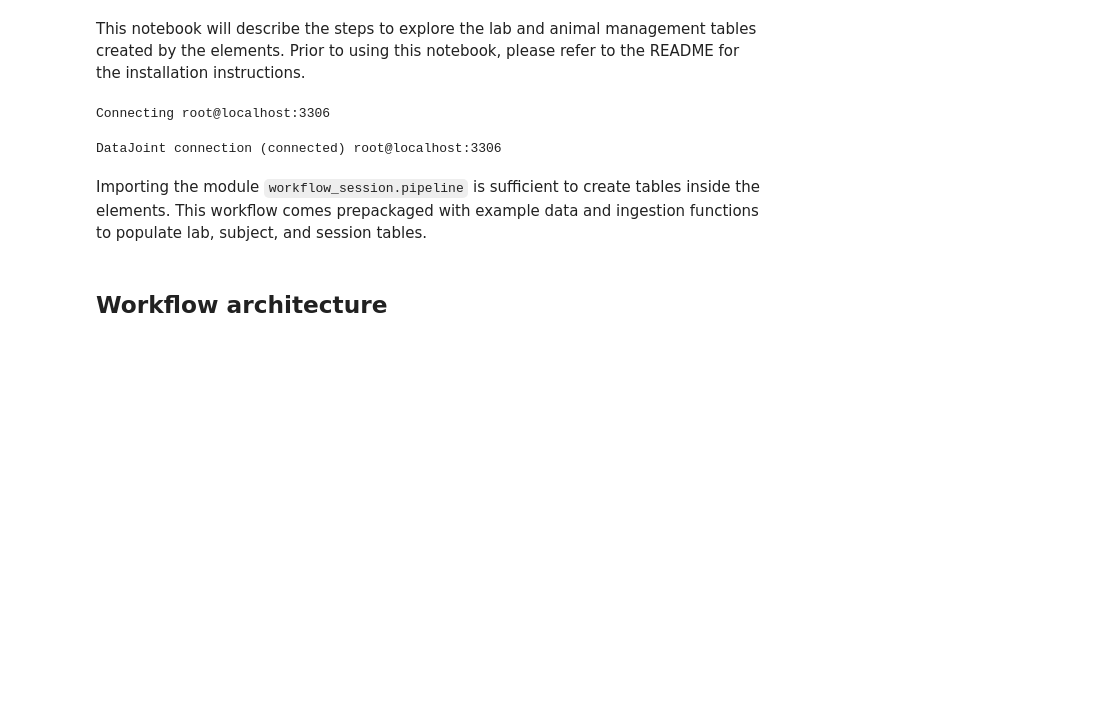
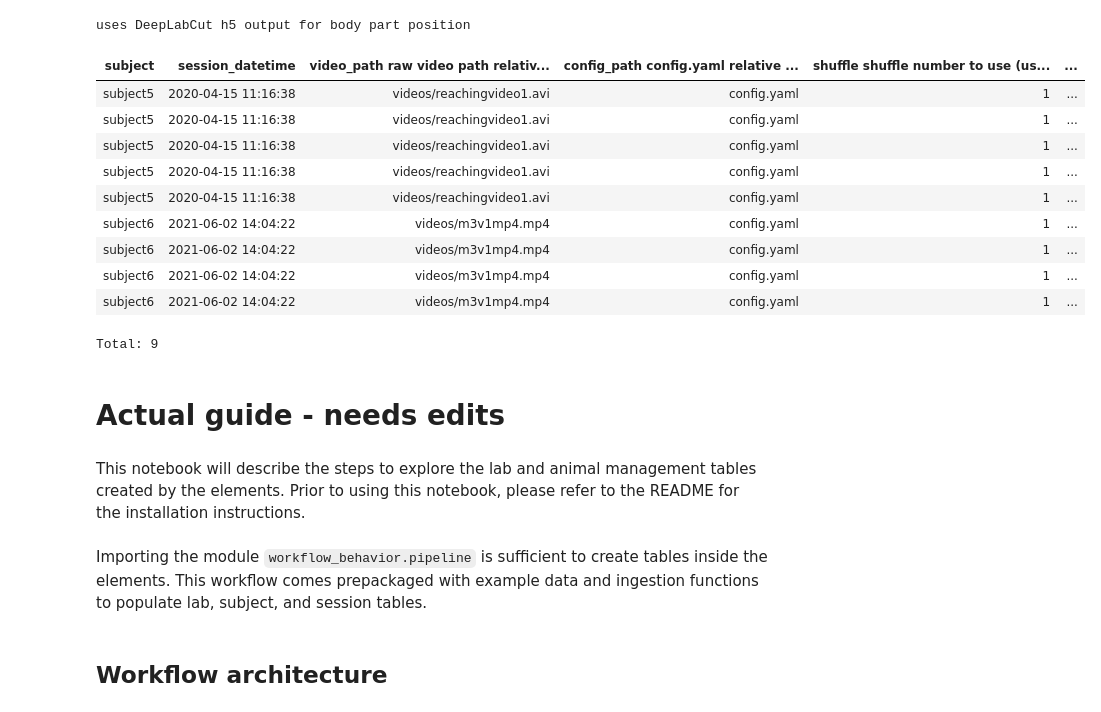
Before and after one commit to datajoint/element-deeplabcut, a Jupyter notebook: notebooks/1_Explore_Workflow.ipynb, the cells around one changed output. Cells and saved outputs as stored; diff of their text form; code cells hidden in the pictures; blank space fills up the shorter version.

Commit message:
Example ingestion in notebook 01

```diff
--- a/notebooks/1_Explore_Workflow.ipynb
+++ b/notebooks/1_Explore_Workflow.ipynb
@@ -2,0 +85,15 @@
+# %%
+dlc.Model.Data()
+# %% [output]
+uses DeepLabCut h5 output for body part position
+| subject | session_datetime | video_path raw video path relativ... | config_path config.yaml relative ... | shuffle shuffle number to use (us... | ... |
+| subject5 | 2020-04-15 11:16:38 | videos/reachingvideo1.avi | config.yaml | 1 | ... |
+| subject5 | 2020-04-15 11:16:38 | videos/reachingvideo1.avi | config.yaml | 1 | ... |
+| subject5 | 2020-04-15 11:16:38 | videos/reachingvideo1.avi | config.yaml | 1 | ... |
+| subject5 | 2020-04-15 11:16:38 | videos/reachingvideo1.avi | config.yaml | 1 | ... |
+| subject5 | 2020-04-15 11:16:38 | videos/reachingvideo1.avi | config.yaml | 1 | ... |
+| subject6 | 2021-06-02 14:04:22 | videos/m3v1mp4.mp4 | config.yaml | 1 | ... |
+| subject6 | 2021-06-02 14:04:22 | videos/m3v1mp4.mp4 | config.yaml | 1 | ... |
+| subject6 | 2021-06-02 14:04:22 | videos/m3v1mp4.mp4 | config.yaml | 1 | ... |
+| subject6 | 2021-06-02 14:04:22 | videos/m3v1mp4.mp4 | config.yaml | 1 | ... |
+Total: 9
@@ -3,14 +102,7 @@
+# %% [markdown]
+# Actual guide - needs edits
 # %% [markdown]
 This notebook will describe the steps to explore the lab and animal management tables created by the elements.
 Prior to using this notebook, please refer to the README for the installation instructions.
-# %%
-# change to the upper level folder to detect dj_local_conf.json
-import os
-if os.path.basename(os.getcwd())=='notebooks': os.chdir('..')
-import datajoint as dj
-dj.conn()
-# %% [output]
-Connecting root@localhost:3306
-DataJoint connection (connected) root@localhost:3306
 # %% [markdown]
-Importing the module `workflow_session.pipeline` is sufficient to create tables inside the elements. This workflow comes prepackaged with example data and ingestion functions to populate lab, subject, and session tables.
+Importing the module `workflow_behavior.pipeline` is sufficient to create tables inside the elements. This workflow comes prepackaged with example data and ingestion functions to populate lab, subject, and session tables.
```
Also changed, not shown: parts of 13 cells of this notebook, 13 other files.
